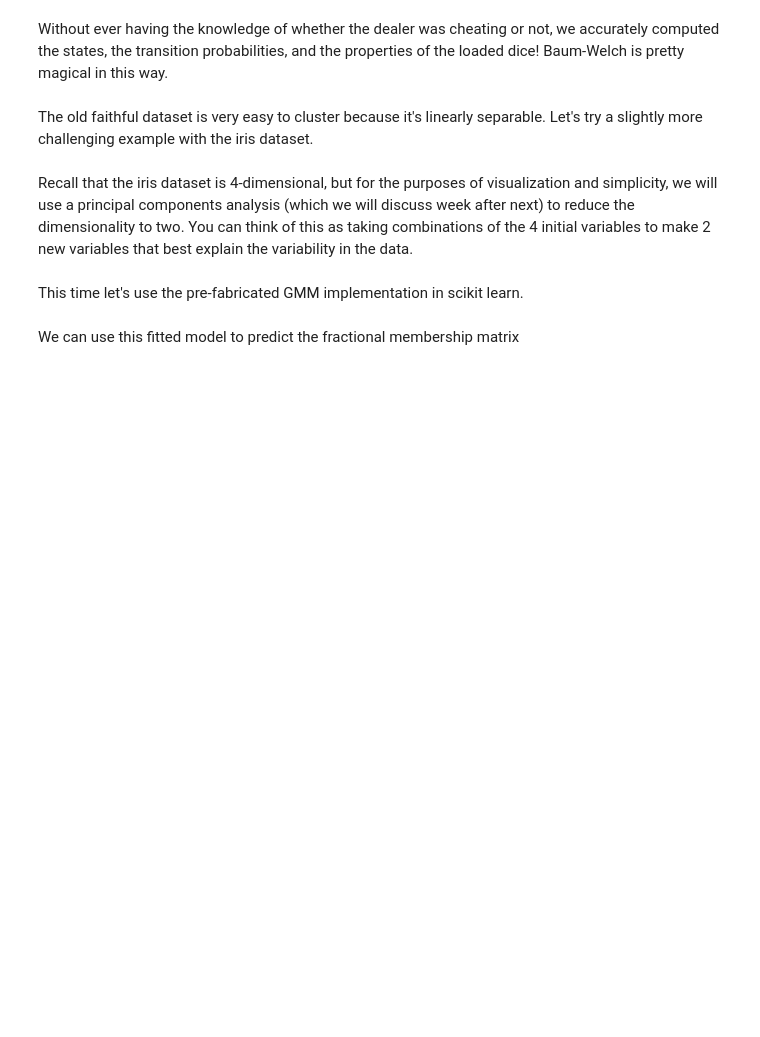
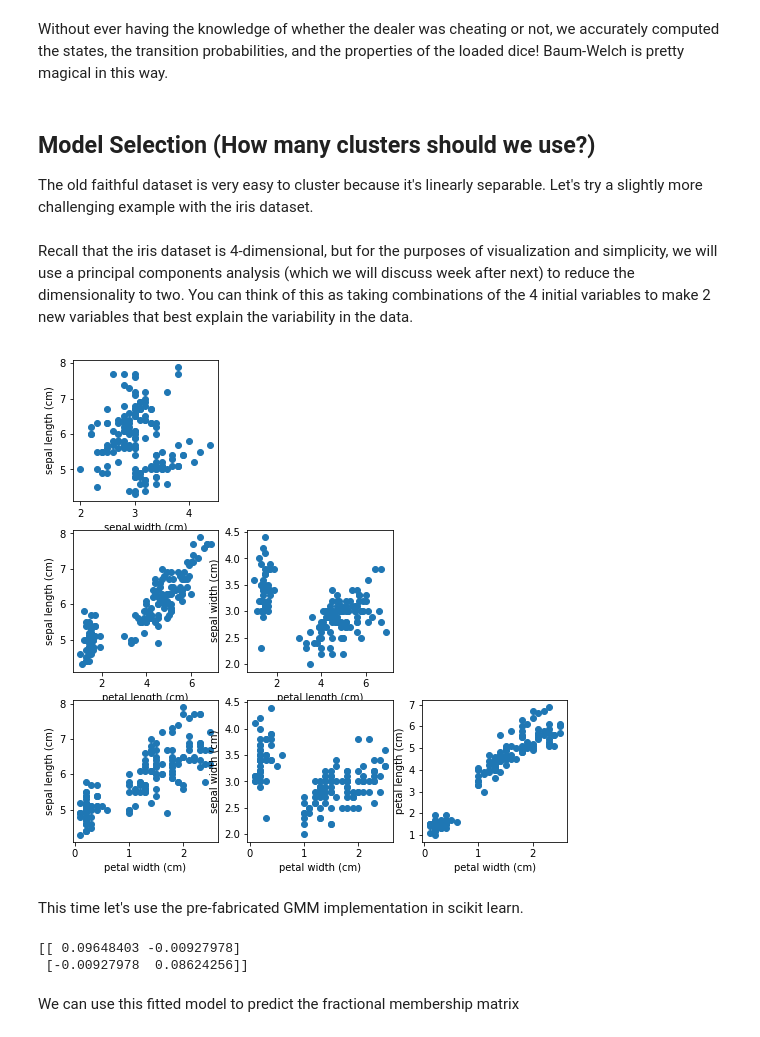
Before and after one commit to UMT-CS447-547-Fall-2018/Lecture_Notes, a Jupyter notebook: 10_expectation_maximization.ipynb, the cells around one changed output. Cells and saved outputs as stored; diff of their text form; code cells hidden in the pictures; blank space fills up the shorter version.

```diff
--- a/10_expectation_maximization.ipynb
+++ b/10_expectation_maximization.ipynb
@@ -356,6 +362,7 @@ print(E)
 # %% [markdown]
 Without ever having the knowledge of whether the dealer was cheating or not, we accurately computed the states, the transition probabilities, and the properties of the loaded dice!  Baum-Welch is pretty magical in this way.
 # %% [markdown]
+## Model Selection (How many clusters should we use?)
 The old faithful dataset is very easy to cluster because it's linearly separable.  Let's try a slightly more challenging example with the iris dataset.
 # %%
 from sklearn import datasets
@@ -380,9 +382,32 @@ plt.show()
+# %%
+from sklearn import decomposition
+pca = decomposition.PCA(0.95,whiten=False)
+X = data.data
+
+fig,axs = plt.subplots(nrows=4,ncols=4)
+for i in range(4):
+    for j in range(4):
+        if i>j:
+            axs[i,j].scatter(X[:,i],X[:,j])
+            axs[i,j].set_xlabel(data['feature_names'][i])
+            axs[i,j].set_ylabel(data['feature_names'][j])
+        else: # delete redundant plots
+            fig.delaxes(axs[i,j])
+plt.plot()
+
+
+plt.show()
+# %% [output]
+[figure, added]
 # %% [markdown]
 This time let's use the pre-fabricated GMM implementation in scikit learn.
 # %%
 from sklearn import mixture
 mix = mixture.GaussianMixture(n_components=3,max_iter=1000)
 mix.fit(X)
+# %% [output]
+[[ 0.09648403 -0.00927978]
+ [-0.00927978  0.08624256]]
 # %% [markdown]
 We can use this fitted model to predict the fractional membership matrix
 # %%
```
Also changed, not shown: parts of 17 cells of this notebook, 2 other files.
